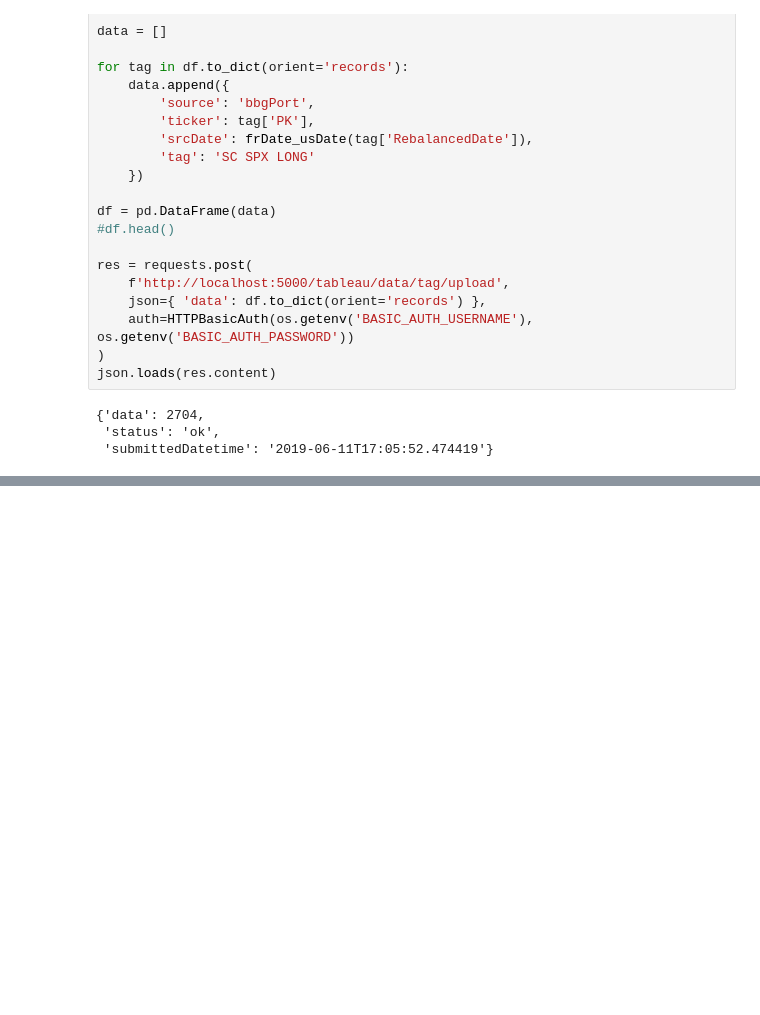
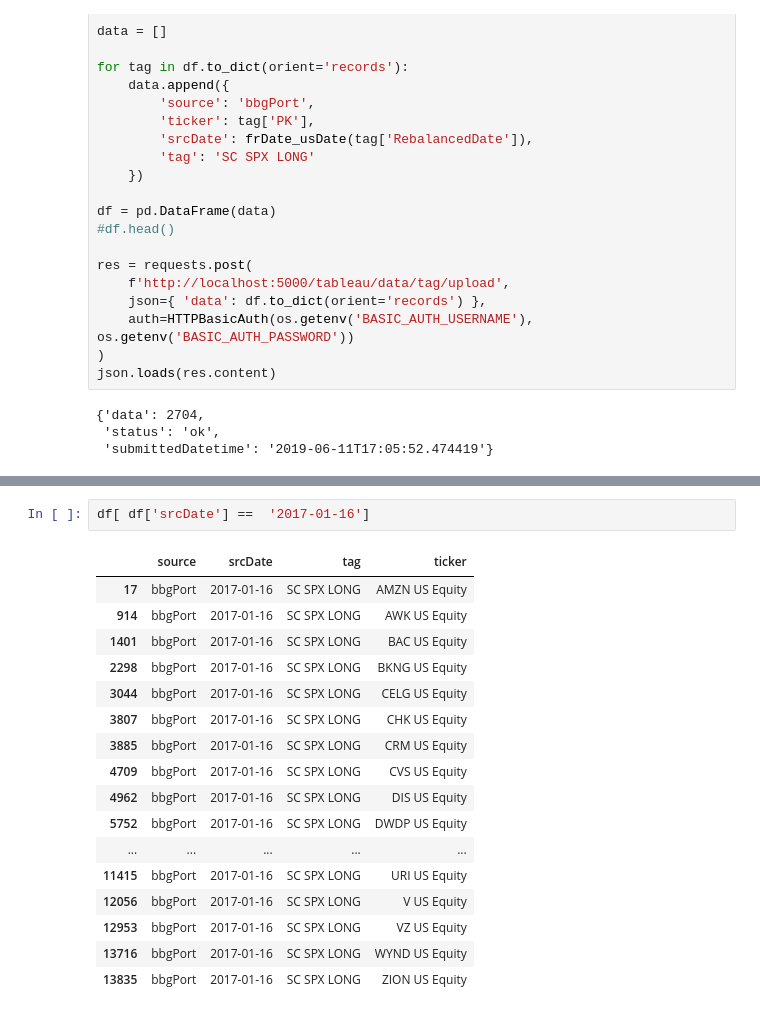
Before and after one commit to stouff-capital/com-stouffcapital-tableau, a Jupyter notebook: tests.ipynb, the cells around one changed output, grey strips where cells are left out. Saved outputs shown, nothing was run; the diff lists cells and outputs as text; blank space fills up the shorter version.

```diff
--- a/tests.ipynb
+++ b/tests.ipynb
@@ -190,0 +272,20 @@ json.loads(res.content)
+# %%
+df[ df['srcDate'] ==  '2017-01-16']
+# %% [output]
+|  | source | srcDate | tag | ticker |
+| 17 | bbgPort | 2017-01-16 | SC SPX LONG | AMZN US Equity |
+| 914 | bbgPort | 2017-01-16 | SC SPX LONG | AWK US Equity |
+| 1401 | bbgPort | 2017-01-16 | SC SPX LONG | BAC US Equity |
+| 2298 | bbgPort | 2017-01-16 | SC SPX LONG | BKNG US Equity |
+| 3044 | bbgPort | 2017-01-16 | SC SPX LONG | CELG US Equity |
+| 3807 | bbgPort | 2017-01-16 | SC SPX LONG | CHK US Equity |
+| 3885 | bbgPort | 2017-01-16 | SC SPX LONG | CRM US Equity |
+| 4709 | bbgPort | 2017-01-16 | SC SPX LONG | CVS US Equity |
+| 4962 | bbgPort | 2017-01-16 | SC SPX LONG | DIS US Equity |
+| 5752 | bbgPort | 2017-01-16 | SC SPX LONG | DWDP US Equity |
+| ... | ... | ... | ... | ... |
+| 11415 | bbgPort | 2017-01-16 | SC SPX LONG | URI US Equity |
+| 12056 | bbgPort | 2017-01-16 | SC SPX LONG | V US Equity |
+| 12953 | bbgPort | 2017-01-16 | SC SPX LONG | VZ US Equity |
+| 13716 | bbgPort | 2017-01-16 | SC SPX LONG | WYND US Equity |
+| 13835 | bbgPort | 2017-01-16 | SC SPX LONG | ZION US Equity |
```
Also changed, not shown: parts of 6 cells of this notebook, 1 other file.
